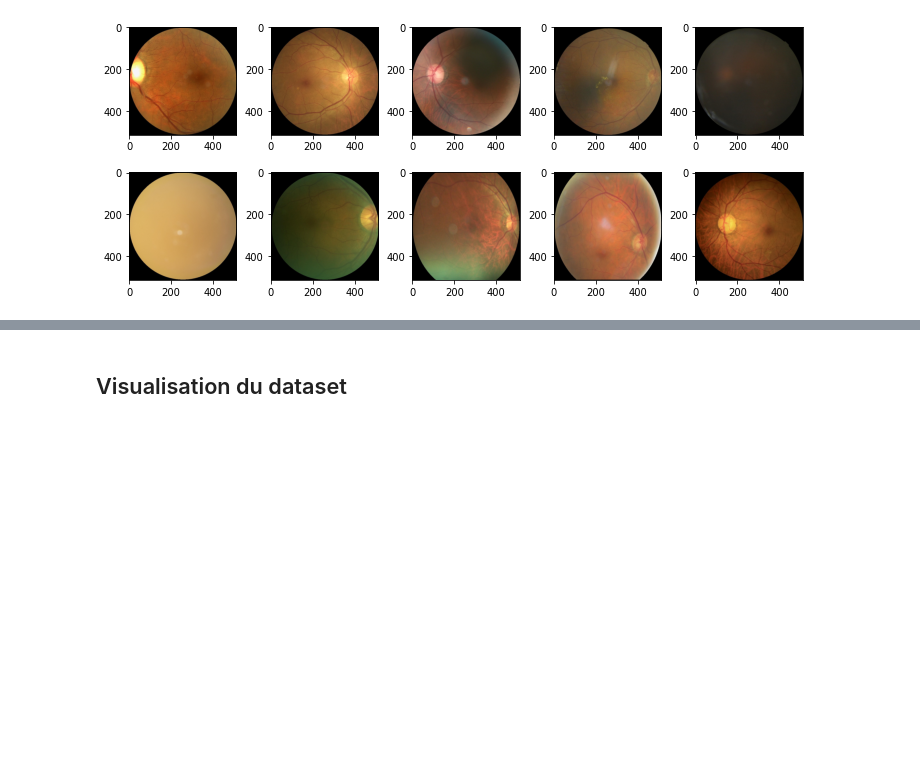
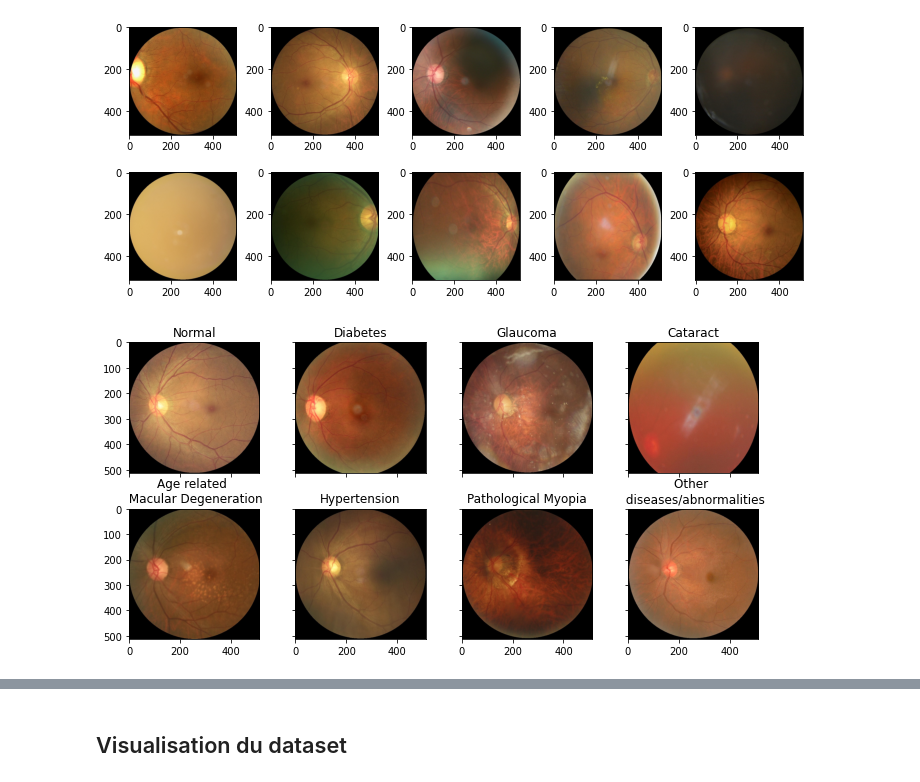
Before and after one commit to adblackx/ODR, a Jupyter notebook: visualisation/Visualisation.ipynb, the cells around one changed output, grey strips where cells are left out. Cells and saved outputs as stored; diff of their text form; code cells hidden in the pictures; blank space fills up the shorter version.

Commit message:
fixed missing visualisation code

```diff
--- a/visualisation/Visualisation.ipynb
+++ b/visualisation/Visualisation.ipynb
@@ -92,3 +93,26 @@ def afficheNYeux(n, size, dir):
 afficheNYeux(10, 10, processed_img_dir)
 # %% [output]
 [figure]
+# %%
+from mpl_toolkits.axes_grid1 import ImageGrid
+images = ["1_left.jpg","5_left.jpg","167_left.jpg","477_left.jpg","48_left.jpg",
+          "23_left.jpg", "13_left.jpg","40_left.jpg"]
+labels = ['Normal', 'Diabetes', 'Glaucoma', 'Cataract', 'Age related \n Macular Degeneration',
+         'Hypertension', 'Pathological Myopia','Other \n diseases/abnormalities']
+dir = processed_img_dir
+
+fig = plt.figure(1, (12., 12.))
+grid = ImageGrid(fig, 211,
+                 nrows_ncols=(2, 4),
+                 axes_pad=.5)
+i=0
+
+for axes in grid:
+    img = mpimg.imread(os.path.join(dir, images[i]))
+    axes.set_title(labels[i], fontdict=None, loc='center', color = "k")
+    axes.imshow(img)
+    i+=1
+
+#plt.savefig("presentation_images/eye_diseases_grid.jpg", bbox_inches="tight")
+# %% [output]
+[figure, added]
```
Also changed, not shown: parts of 2 cells of this notebook.
